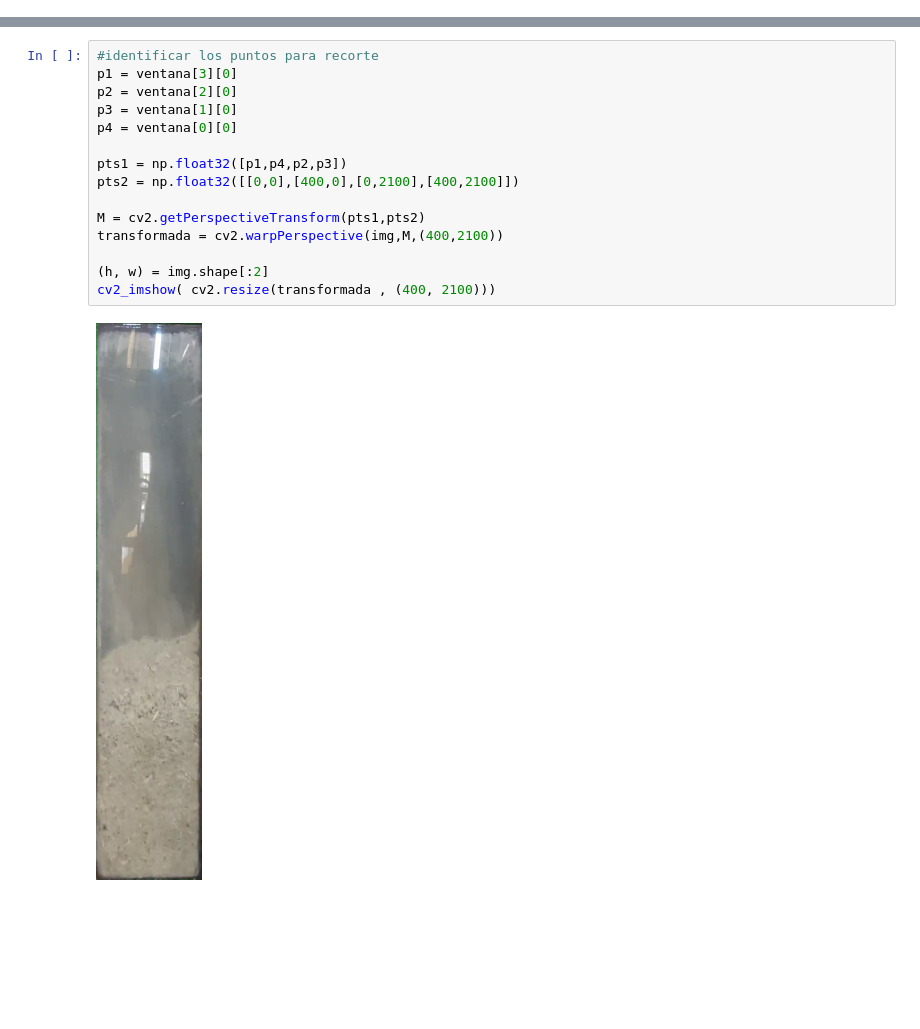
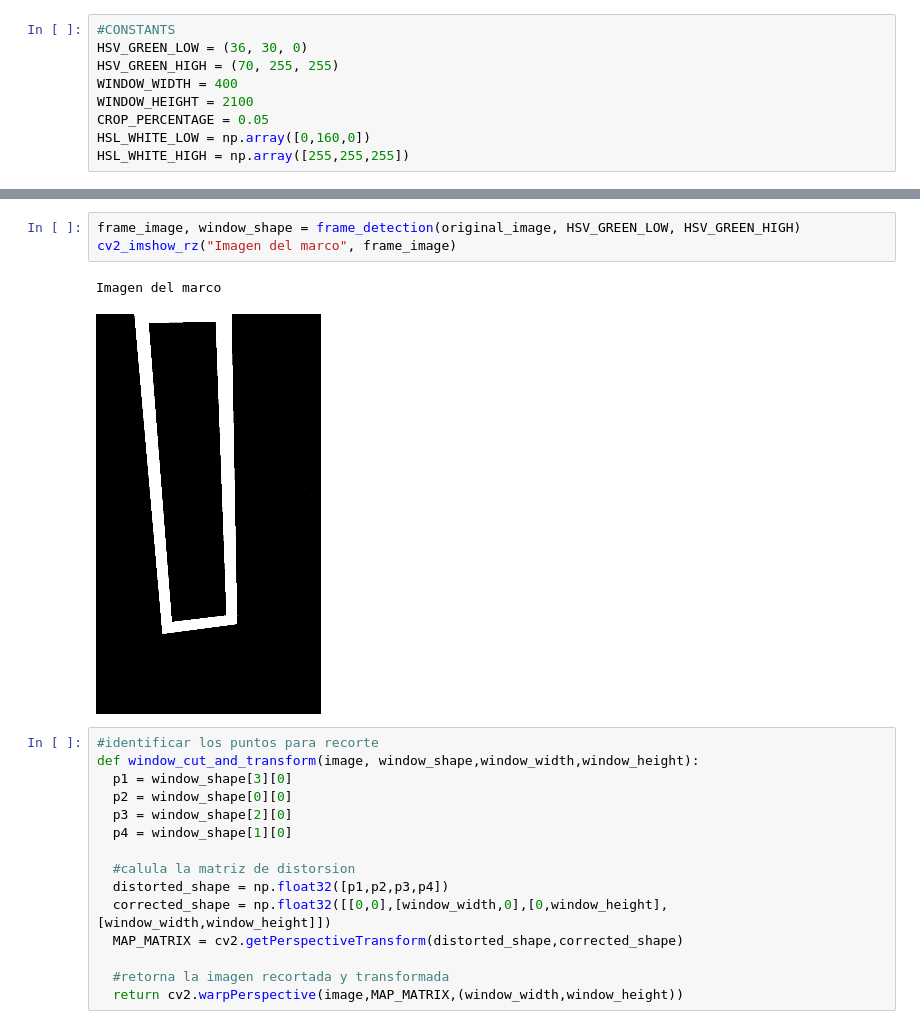
Before and after one commit to miltonospina/cv-level-sensor, a Jupyter notebook: CV_shut.ipynb, the cells around one changed output, grey strips where cells are left out. Drawn from its saved outputs; the diff is of its cells as text; blank space fills up the shorter version.

```diff
--- a/CV_shut.ipynb
+++ b/CV_shut.ipynb
@@ -39,0 +11,9 @@ cv2_imshow( cv2.resize(thrash , (int(w*0.125), int(h*0.125))))
+# %%
+#CONSTANTS
+HSV_GREEN_LOW = (36, 30, 0)
+HSV_GREEN_HIGH = (70, 255, 255)
+WINDOW_WIDTH = 400
+WINDOW_HEIGHT = 2100
+CROP_PERCENTAGE = 0.05
+HSL_WHITE_LOW = np.array([0,160,0])
+HSL_WHITE_HIGH = np.array([255,255,255])
@@ -64,17 +73,21 @@ for contour in contours:
+# %%
+frame_image, window_shape = frame_detection(original_image, HSV_GREEN_LOW, HSV_GREEN_HIGH)
+cv2_imshow_rz("Imagen del marco", frame_image)
+# %% [output]
+Imagen del marco
+[figure, added]
 # %%
 #identificar los puntos para recorte
-p1 = ventana[3][0]
-p2 = ventana[2][0]
-p3 = ventana[1][0]
-p4 = ventana[0][0]
+def window_cut_and_transform(image, window_shape,window_width,window_height):
+  p1 = window_shape[3][0]
+  p2 = window_shape[0][0]
+  p3 = window_shape[2][0]
+  p4 = window_shape[1][0]
 
-pts1 = np.float32([p1,p4,p2,p3])
-pts2 = np.float32([[0,0],[400,0],[0,2100],[400,2100]])
+  #calula la matriz de distorsion
+  distorted_shape = np.float32([p1,p2,p3,p4])
+  corrected_shape = np.float32([[0,0],[window_width,0],[0,window_height],[window_width,window_height]])
+  MAP_MATRIX = cv2.getPerspectiveTransform(distorted_shape,corrected_shape)
 
-M = cv2.getPerspectiveTransform(pts1,pts2)
-transformada = cv2.warpPerspective(img,M,(400,2100))
-
-(h, w) = img.shape[:2]
-cv2_imshow( cv2.resize(transformada , (400, 2100)))
+  #retorna la imagen recortada y transformada
+  return cv2.warpPerspective(image,MAP_MATRIX,(window_width,window_height))
-# %% [output]
-[figure, removed]
```
Also changed, not shown: parts of 19 cells of this notebook.
